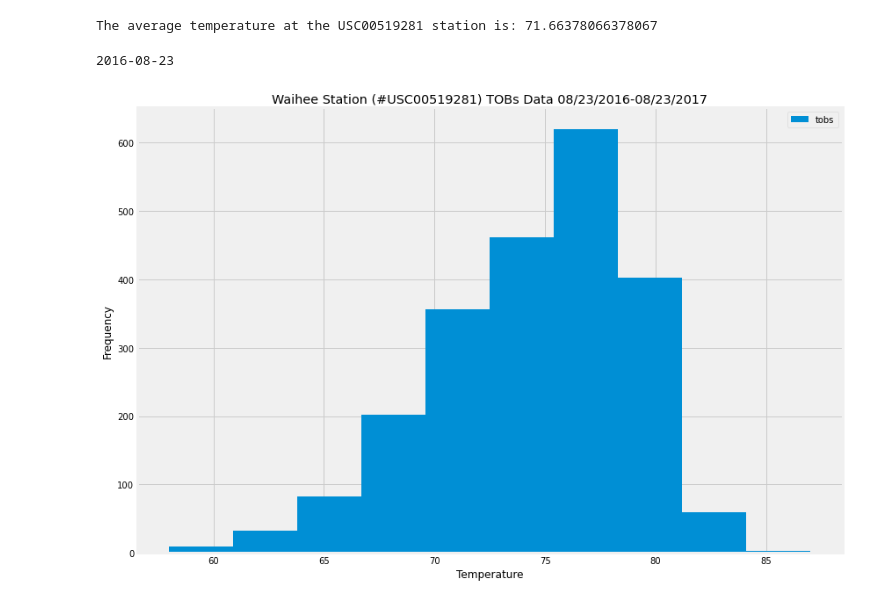
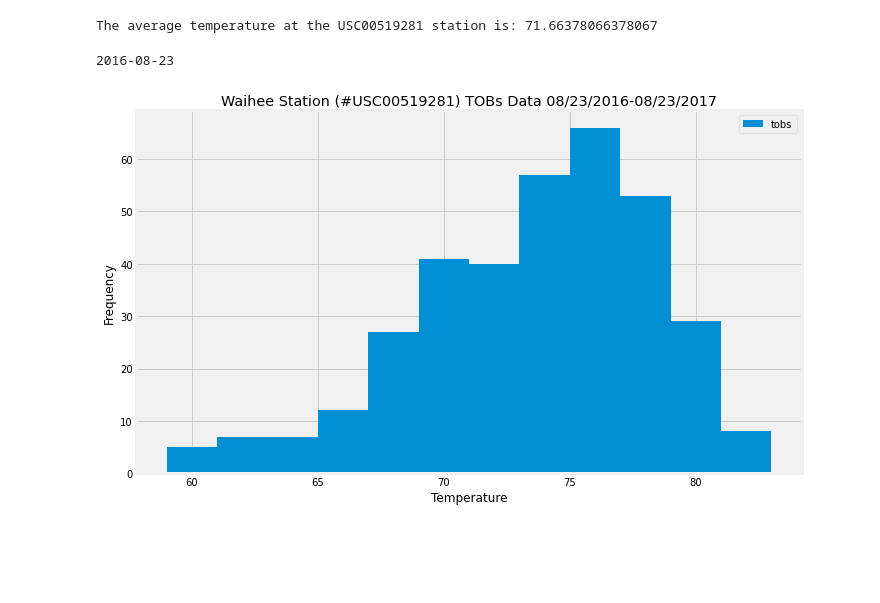
Before and after one commit to MabelDS89/sqlalchemy-challenge, a Jupyter notebook: Climate.ipynb, the cells around one changed output. Drawn from its saved outputs; the diff is of its cells as text; code cells hidden in the pictures; blank space fills up the shorter version.

```diff
--- a/Climate.ipynb
+++ b/Climate.ipynb
@@ -251,29 +251,27 @@ The average temperature at the USC00519281 station is: 71.66378066378067
 # %%
 # Choose the station with the highest number of temperature observations.
 # Query the last 12 months of temperature observation data for this station and plot the results as a histogram
 
 USC00519281_2016 = dt.date(2017, 8, 23) - dt.timedelta(days=365)
 print(USC00519281_2016)
 
 USC00519281_12mo = session.query(Measurement.date, Measurement.tobs).\
-    filter(Measurement.tobs).\
+    filter(Measurement.station =="USC00519281").\
     filter(Measurement.date >= '2016-08-23').\
     order_by(Measurement.date.desc()).all()
 USC00519281_12mo
 
 USC00519281_df = pd.DataFrame(USC00519281_12mo, columns=['Date', 'TOBs'])
 USC00519281_df.set_index('Date', inplace=True, )
 USC00519281_df.head(10)
 
-# STILL NEED TO BIN
-
-USC00519281_df.plot(kind="hist",figsize=(12,8),title='Waihee Station (#USC00519281) TOBs Data 08/23/2016-08/23/2017',stacked=True,fontsize=10)
+USC00519281_df.plot(kind="hist", bins=12, figsize=(10,6), title='Waihee Station (#USC00519281) TOBs Data 08/23/2016-08/23/2017',stacked=True,fontsize=10)
 plt.ylabel("Frequency")
 plt.xlabel("Temperature")
 plt.legend(['tobs'],loc='best')
 plt.grid(b=True)
 plt.tight_layout()
 plt.show()
 # %% [output]
 2016-08-23
-[figure, old version]
+[figure, new version]
```
Also changed, not shown: parts of 2 cells of this notebook, 1 other file.
